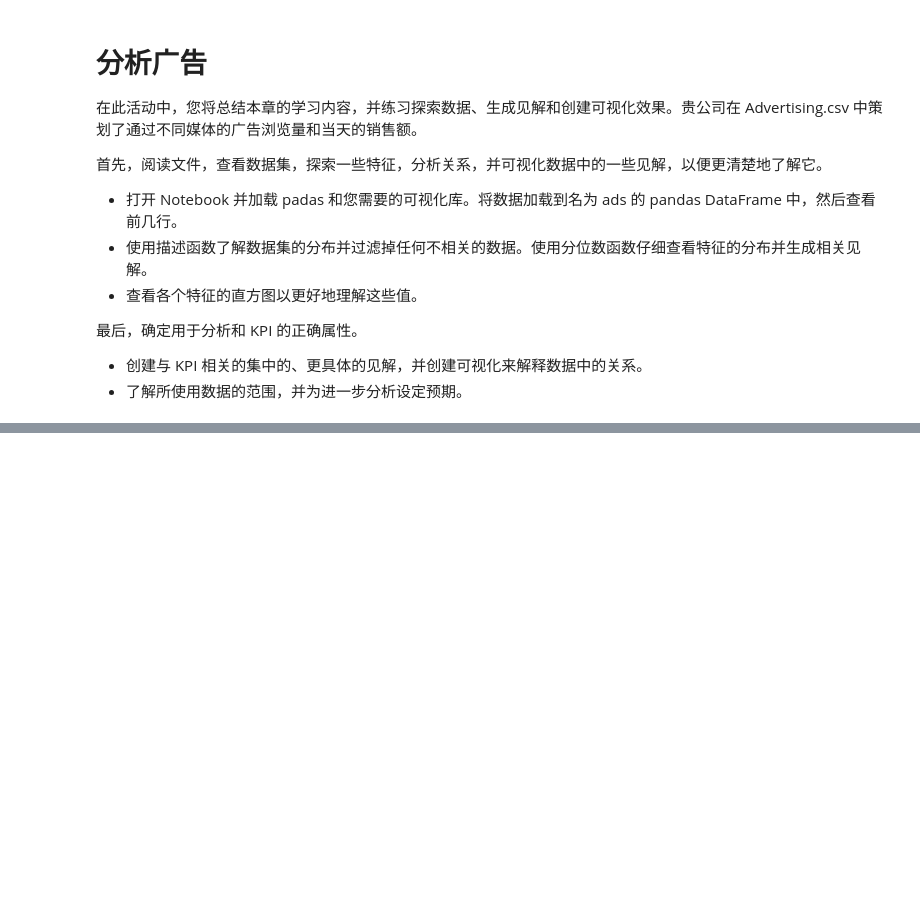
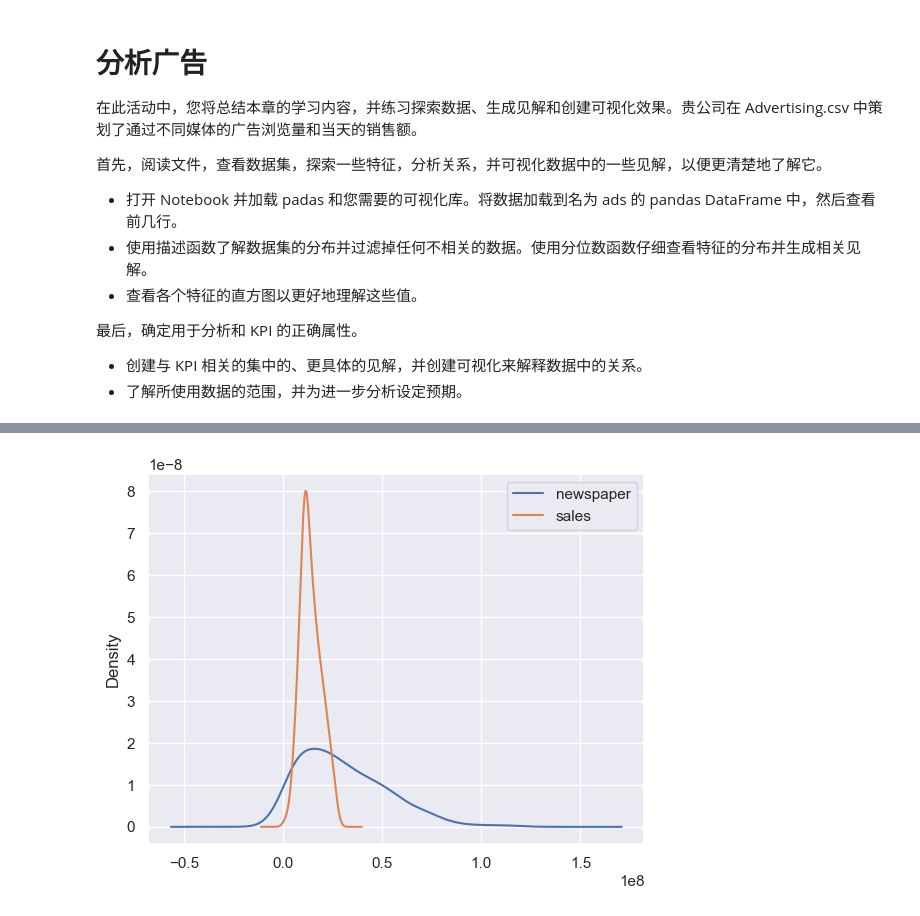
Before and after one commit to jalyjaly1017/DS4MI, a Jupyter notebook: Lesson02/Activity 2.ipynb, the cells around one changed output, grey strips where cells are left out. Cells and saved outputs as stored; diff of their text form; code cells hidden in the pictures; blank space fills up the shorter version.

```diff
--- a/Lesson02/Activity 2.ipynb
+++ b/Lesson02/Activity 2.ipynb
@@ -95,0 +103,6 @@ ads[['newspaper', 'sales']].plot()
+# %%
+#查看newspaper和sales的分布情况，可以看出newspaper的数据分布跨度大，较为分散，密度低；sales分布较为集中，密度高
+ads[['newspaper', 'sales']].plot(kind='density')
+plt.show()
+# %% [output]
+[figure, added]
```
Also changed, not shown: parts of 14 cells of this notebook.
